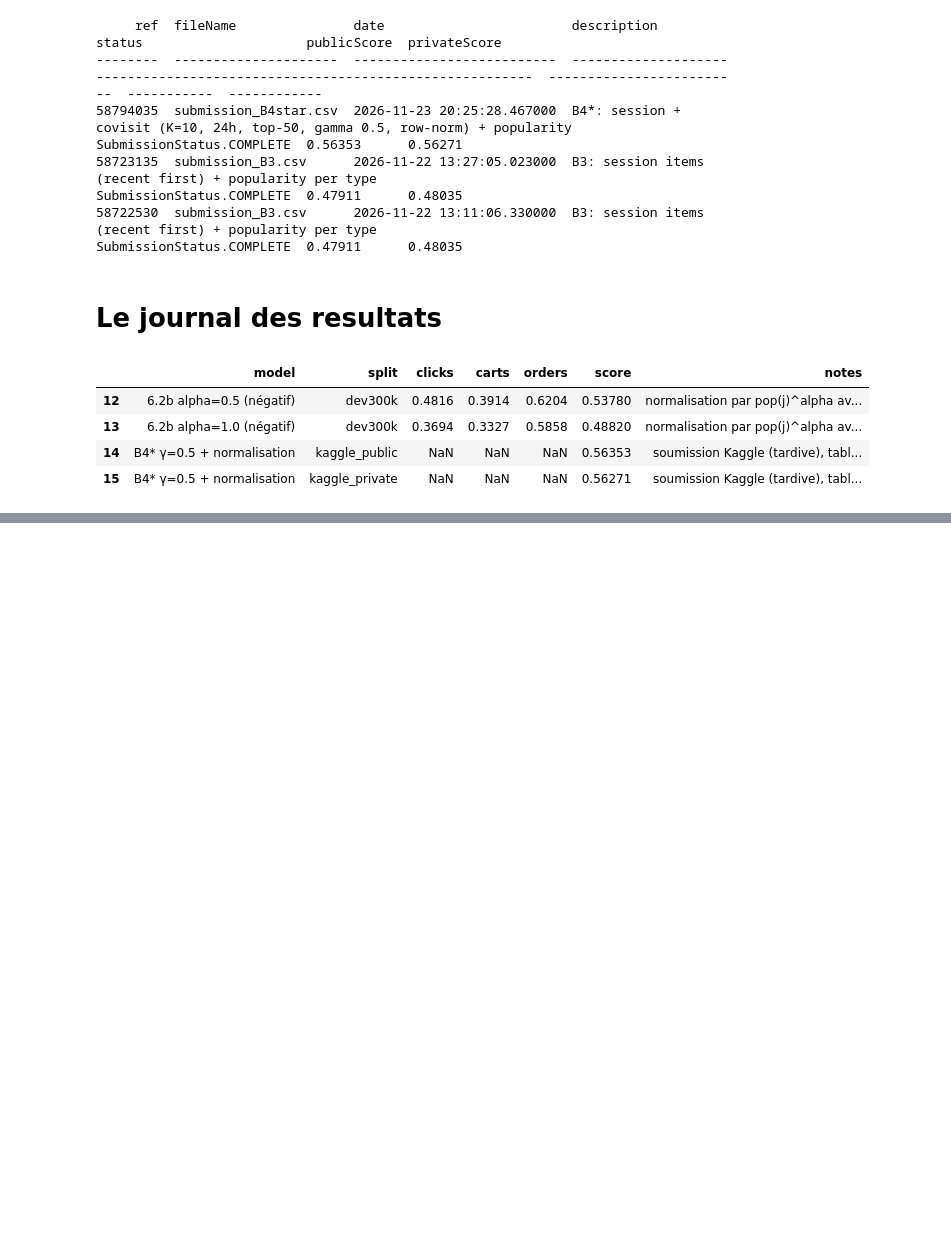
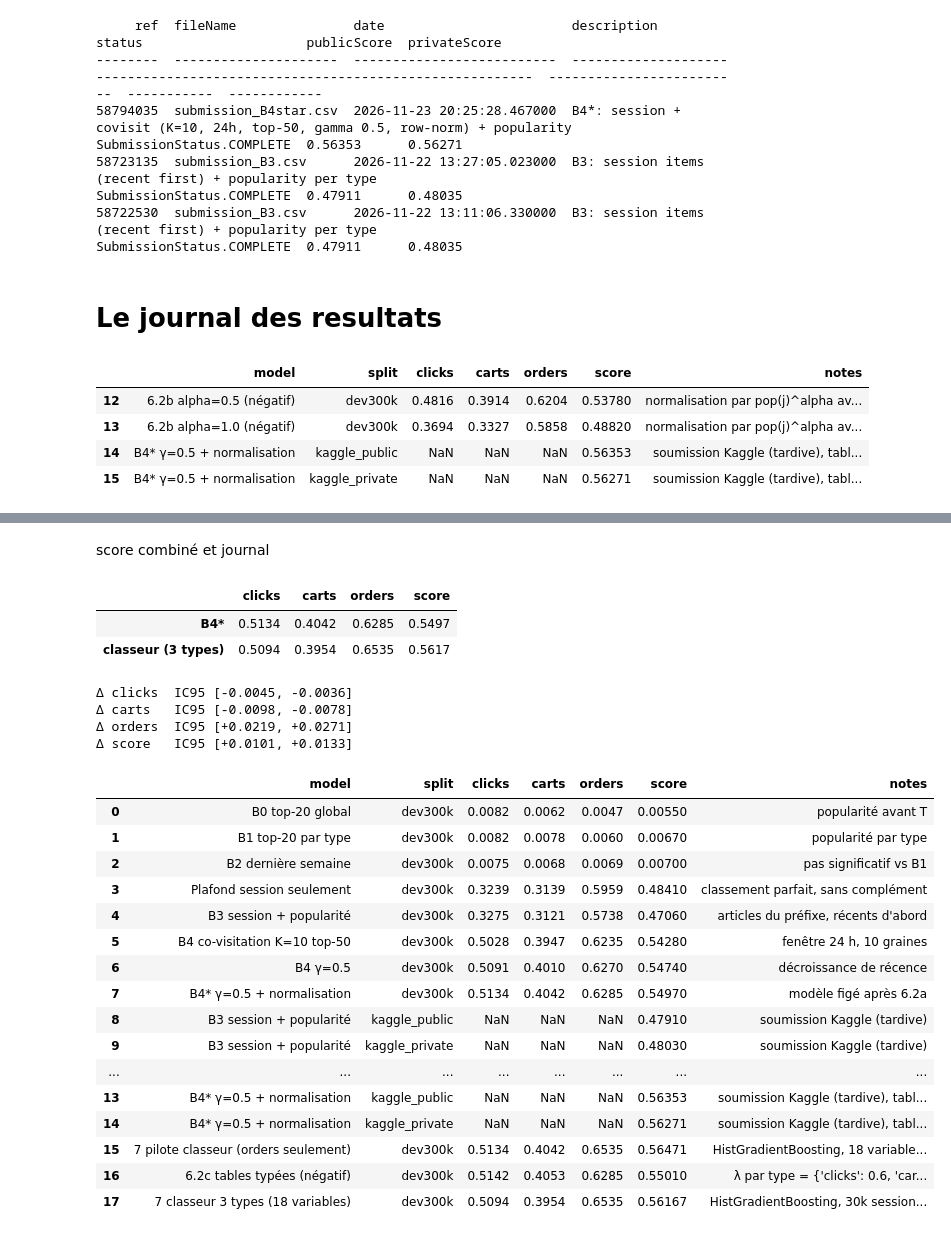
Before and after one commit to MohamedAamer01/otto-recommender-sys, a Jupyter notebook: notebooks/08_final_b4star.ipynb, the cells around one changed output, grey strips where cells are left out. Saved outputs shown, nothing was run; the diff lists cells and outputs as text; code cells hidden in the pictures; blank space fills up the shorter version.

```diff
--- a/notebooks/08_final_b4star.ipynb
+++ b/notebooks/08_final_b4star.ipynb
@@ -368,0 +598,5 @@ display(pd.read_csv(RESULTS_PATH).tail(4))
+# %%
+RES = {}
+RES["carts"]  = run_type("carts", 30_000)
+RES["clicks"] = run_type("clicks", 30_000)
+RES["orders"] = (model, Hm, GT_dev)            # pilote déjà entraîné (18 variables)
@@ -368,0 +610,7 @@ display(pd.read_csv(RESULTS_PATH).tail(4))
+# %%
+robust = [i for i, f in enumerate(FEATS) if f not in ("raw_sum", "logpop", "logpop_t")]
+print("Variables conservées :", [FEATS[i] for i in robust])
+model_rob, Hm_rob, _ = run_type("orders", 30_000, cols=robust)
+den_o = sum(min(20, len(g["orders"])) for g in GT_dev.values())
+print(f"Perte due au retrait des variables sensibles à l'échelle : {Hm.sum()/den_o - Hm_rob.sum()/den_o:+.4f} "
+      f"(seuil fixé : 0.003)")
@@ -368,0 +622,42 @@ display(pd.read_csv(RESULTS_PATH).tail(4))
+# %% [markdown]
+score combiné et journal
+# %%
+pos = {sid: i for i, sid in enumerate(GT)}
+def merged(res):
+    Hn = {k: v.copy() for k, v in H.items()}
+    for t_, (_, Hm_, GT_d) in res.items():
+        for j, sid in enumerate(GT_d):
+            Hn[t_][pos[sid]] = Hm_[j]
+    return Hn
+
+Hall = merged(RES); rall = score_from(Hall, D)
+d = boot_diff_all(H, Hall, D, B=100)
+display(pd.DataFrame({"B4*": r, "classeur (3 types)": rall}).T.round(4))
+for k in ["clicks", "carts", "orders", "score"]:
+    print(f"Δ {k:<7} IC95 [{d[k][0]:+.4f}, {d[k][1]:+.4f}]")
+log_result("7 classeur 3 types (18 variables)", rall, "HistGradientBoosting, 30k sessions par type, dev")
+# %% [output]
+|  | clicks | carts | orders | score |
+| B4* | 0.5134 | 0.4042 | 0.6285 | 0.5497 |
+| classeur (3 types) | 0.5094 | 0.3954 | 0.6535 | 0.5617 |
+Δ clicks  IC95 [-0.0045, -0.0036]
+Δ carts   IC95 [-0.0098, -0.0078]
+Δ orders  IC95 [+0.0219, +0.0271]
+Δ score   IC95 [+0.0101, +0.0133]
+|  | model | split | clicks | carts | orders | score | notes |
+| 0 | B0 top-20 global | dev300k | 0.0082 | 0.0062 | 0.0047 | 0.00550 | popularité avant T |
+| 1 | B1 top-20 par type | dev300k | 0.0082 | 0.0078 | 0.0060 | 0.00670 | popularité par type |
+| 2 | B2 dernière semaine | dev300k | 0.0075 | 0.0068 | 0.0069 | 0.00700 | pas significatif vs B1 |
+| 3 | Plafond session seulement | dev300k | 0.3239 | 0.3139 | 0.5959 | 0.48410 | classement parfait, sans complément |
+| 4 | B3 session + popularité | dev300k | 0.3275 | 0.3121 | 0.5738 | 0.47060 | articles du préfixe, récents d'abord |
+| 5 | B4 co-visitation K=10 top-50 | dev300k | 0.5028 | 0.3947 | 0.6235 | 0.54280 | fenêtre 24 h, 10 graines |
+| 6 | B4 γ=0.5 | dev300k | 0.5091 | 0.4010 | 0.6270 | 0.54740 | décroissance de récence |
+| 7 | B4* γ=0.5 + normalisation | dev300k | 0.5134 | 0.4042 | 0.6285 | 0.54970 | modèle figé après 6.2a |
+| 8 | B3 session + popularité | kaggle_public | NaN | NaN | NaN | 0.47910 | soumission Kaggle (tardive) |
+| 9 | B3 session + popularité | kaggle_private | NaN | NaN | NaN | 0.48030 | soumission Kaggle (tardive) |
+| ... | ... | ... | ... | ... | ... | ... | ... |
+| 13 | B4* γ=0.5 + normalisation | kaggle_public | NaN | NaN | NaN | 0.56353 | soumission Kaggle (tardive), tabl... |
+| 14 | B4* γ=0.5 + normalisation | kaggle_private | NaN | NaN | NaN | 0.56271 | soumission Kaggle (tardive), tabl... |
+| 15 | 7 pilote classeur (orders seulement) | dev300k | 0.5134 | 0.4042 | 0.6535 | 0.56471 | HistGradientBoosting, 18 variable... |
+| 16 | 6.2c tables typées (négatif) | dev300k | 0.5142 | 0.4053 | 0.6285 | 0.55010 | λ par type = {'clicks': 0.6, 'car... |
+| 17 | 7 classeur 3 types (18 variables) | dev300k | 0.5094 | 0.3954 | 0.6535 | 0.56167 | HistGradientBoosting, 30k session... |
```
Also changed, not shown: parts of 16 cells of this notebook.
